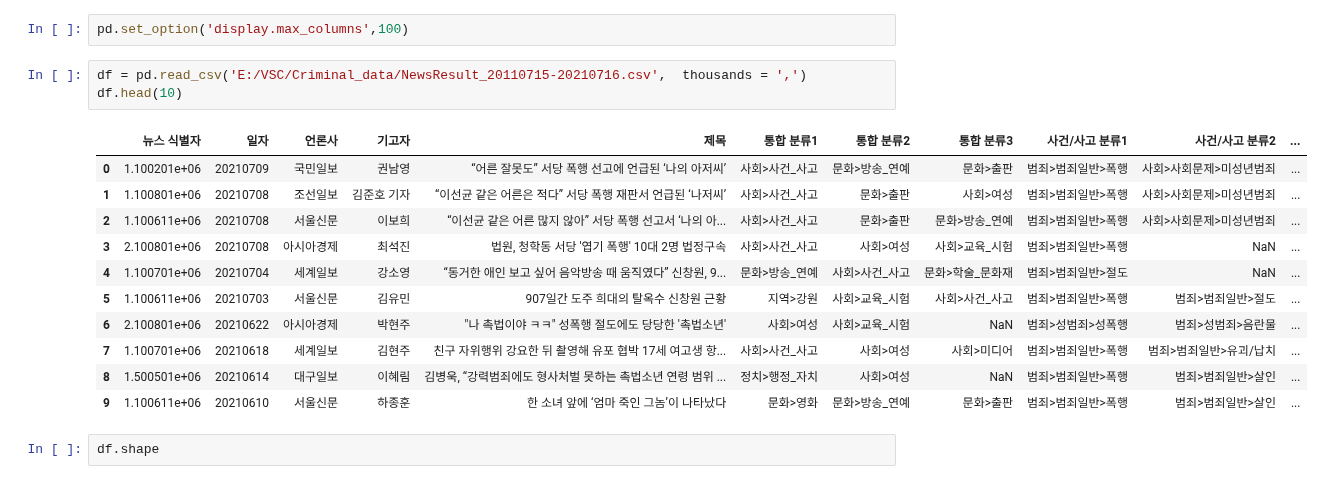
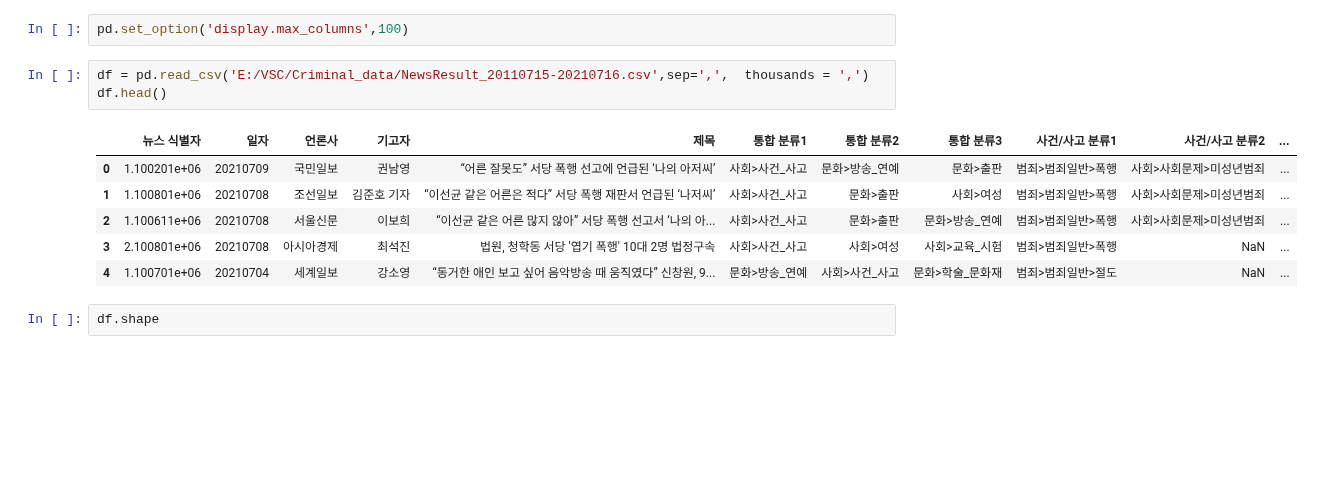
Before and after one commit to hkim11656/crime_analysis, a Jupyter notebook: 워클_텍마_홍상석.ipynb, the cells around one changed output. Saved outputs shown, nothing was run; the diff lists cells and outputs as text; blank space fills up the shorter version.

```diff
--- a/워클_텍마_홍상석.ipynb
+++ b/워클_텍마_홍상석.ipynb
@@ -27,20 +90,15 @@ NameError: name 'mp' is not defined
 # %%
 pd.set_option('display.max_columns',100)
 # %%
-df = pd.read_csv('E:/VSC/Criminal_data/NewsResult_20110715-20210716.csv',  thousands = ',')
-df.head(10)
+df = pd.read_csv('E:/VSC/Criminal_data/NewsResult_20110715-20210716.csv',sep=',',  thousands = ',')
+df.head()
 # %% [output]
 |  | 뉴스 식별자 | 일자 | 언론사 | 기고자 | 제목 | 통합 분류1 | 통합 분류2 | 통합 분류3 | 사건/사고 분류1 | 사건/사고 분류2 | ... |
 | 0 | 1.100201e+06 | 20210709 | 국민일보 | 권남영 | “어른 잘못도” 서당 폭행 선고에 언급된 ‘나의 아저씨’ | 사회>사건_사고 | 문화>방송_연예 | 문화>출판 | 범죄>범죄일반>폭행 | 사회>사회문제>미성년범죄 | ... |
 | 1 | 1.100801e+06 | 20210708 | 조선일보 | 김준호 기자 | “이선균 같은 어른은 적다” 서당 폭행 재판서 언급된 ‘나저씨’ | 사회>사건_사고 | 문화>출판 | 사회>여성 | 범죄>범죄일반>폭행 | 사회>사회문제>미성년범죄 | ... |
 | 2 | 1.100611e+06 | 20210708 | 서울신문 | 이보희 | “이선균 같은 어른 많지 않아” 서당 폭행 선고서 ‘나의 아... | 사회>사건_사고 | 문화>출판 | 문화>방송_연예 | 범죄>범죄일반>폭행 | 사회>사회문제>미성년범죄 | ... |
 | 3 | 2.100801e+06 | 20210708 | 아시아경제 | 최석진 | 법원, 청학동 서당 '엽기 폭행' 10대 2명 법정구속 | 사회>사건_사고 | 사회>여성 | 사회>교육_시험 | 범죄>범죄일반>폭행 | NaN | ... |
 | 4 | 1.100701e+06 | 20210704 | 세계일보 | 강소영 | “동거한 애인 보고 싶어 음악방송 때 움직였다” 신창원, 9... | 문화>방송_연예 | 사회>사건_사고 | 문화>학술_문화재 | 범죄>범죄일반>절도 | NaN | ... |
-| 5 | 1.100611e+06 | 20210703 | 서울신문 | 김유민 | 907일간 도주 희대의 탈옥수 신창원 근황 | 지역>강원 | 사회>교육_시험 | 사회>사건_사고 | 범죄>범죄일반>폭행 | 범죄>범죄일반>절도 | ... |
-| 6 | 2.100801e+06 | 20210622 | 아시아경제 | 박현주 | "나 촉법이야 ㅋㅋ" 성폭행 절도에도 당당한 '촉법소년' | 사회>여성 | 사회>교육_시험 | NaN | 범죄>성범죄>성폭행 | 범죄>성범죄>음란물 | ... |
-| 7 | 1.100701e+06 | 20210618 | 세계일보 | 김현주 | 친구 자위행위 강요한 뒤 촬영해 유포 협박 17세 여고생 항... | 사회>사건_사고 | 사회>여성 | 사회>미디어 | 범죄>범죄일반>폭행 | 범죄>범죄일반>유괴/납치 | ... |
-| 8 | 1.500501e+06 | 20210614 | 대구일보 | 이혜림 | 김병욱, “강력범죄에도 형사처벌 못하는 촉법소년 연령 범위 ... | 정치>행정_자치 | 사회>여성 | NaN | 범죄>범죄일반>폭행 | 범죄>범죄일반>살인 | ... |
-| 9 | 1.100611e+06 | 20210610 | 서울신문 | 하종훈 | 한 소녀 앞에 ‘엄마 죽인 그놈’이 나타났다 | 문화>영화 | 문화>방송_연예 | 문화>출판 | 범죄>범죄일반>폭행 | 범죄>범죄일반>살인 | ... |
 # %%
 df.shape
 # %% [output]
```
Also changed, not shown: parts of 16 cells of this notebook, 1 other file.
